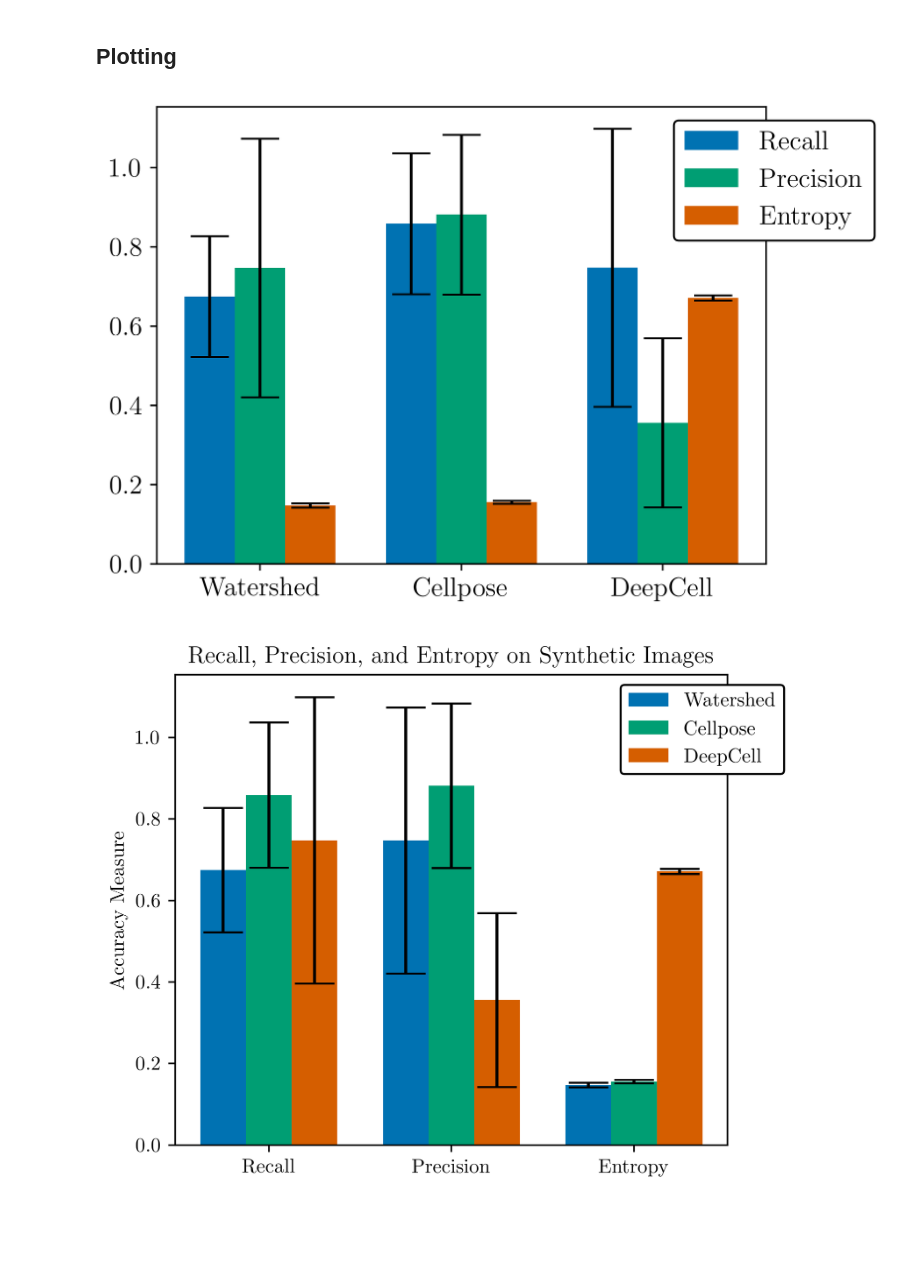
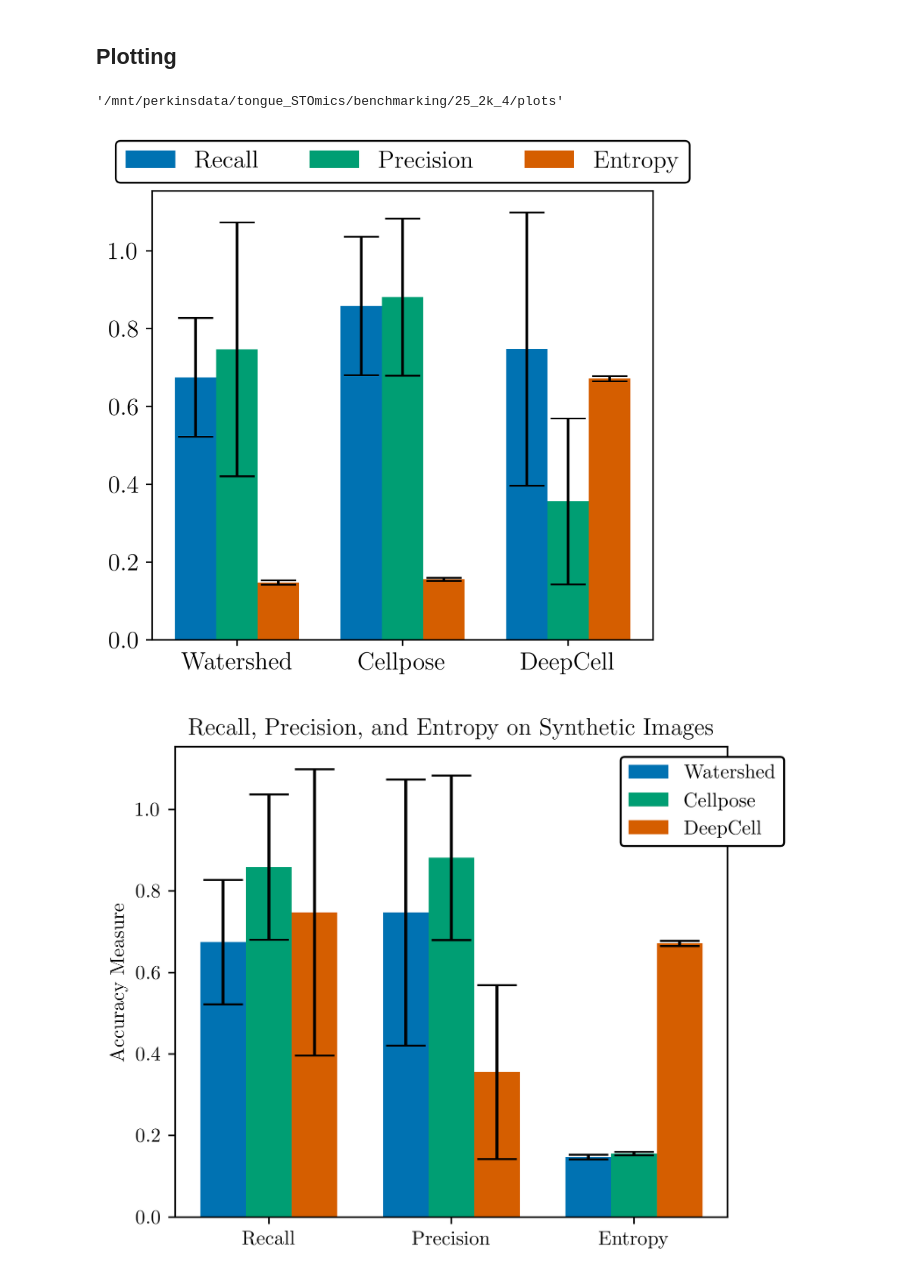
Before and after one commit to harrymueller/NucleiSegmentation, a Jupyter notebook: analysis/oz_sc_conf/Plotting.ipynb, the cells around one changed output. Drawn from its saved outputs; the diff is of its cells as text; code cells hidden in the pictures; blank space fills up the shorter version.

```diff
--- a/analysis/oz_sc_conf/Plotting.ipynb
+++ b/analysis/oz_sc_conf/Plotting.ipynb
@@ -32,40 +35,50 @@ stds = []
 for m in MEASURES:
     means.append(list(data[data["TF_FT"] == m[0]][m[1] + "_m"]))
     stds.append(list(data[data["TF_FT"] == m[0]][m[1] + "_s"]))
+X = np.arange(3)
 # %% [markdown]
 ## Plotting
+# %%
+OUTPUT
+# %% [output]
+'/mnt/perkinsdata/tongue_STOmics/benchmarking/25_2k_4/plots'
 # %%
 fig, ax = plt.subplots()
+legend_above = True
 
 # set colour style
 plt.style.use('seaborn-colorblind')
 
 # set white background
 fig.patch.set_facecolor('white')
 #plt.rcParams["font.weight"] = "bold"
 # set im size
-fig.set_size_inches(6, 4)
+fig.set_size_inches(5, 4.6)
 fig.set_dpi(500)
 
 # add bar plots
 ax.bar(X + 0.00, means[0], yerr=stds[0], align='center', capsize=10, width = 0.25)
 ax.bar(X + 0.25, means[1], yerr=stds[1], align='center', capsize=10, width = 0.25)
 ax.bar(X + 0.50, means[2], yerr=stds[2], align='center', capsize=10, width = 0.25)
 
 #ax.set_ylabel('Accuracy Measure')
 ax.set_xticks(X+0.25)
 ax.set_xticklabels(ALGOS)
 #ax.set_title('Recall, Precision, and Entropy on Synthetic Images')
 ax.yaxis.grid(False)
 
-ax.legend(labels=['Recall', 'Precision', "Entropy"], bbox_to_anchor=(1.2, 1), fancybox=True, framealpha=1, edgecolor = "black")
+# legen
+if legend_above:
+    ax.legend(labels=['Recall', 'Precision', "Entropy"], loc = "upper center", ncol = 3, bbox_to_anchor = (0.5, 1.14), fancybox=True, framealpha=1, edgecolor = "black")
+else:
+    ax.legend(labels=['Recall', 'Precision', "Entropy"], bbox_to_anchor = (1.2, 1), fancybox=True, framealpha=1, edgecolor = "black")
 
 # Save the figure and show
 plt.tight_layout()
 plt.savefig(os.path.join(OUTPUT, "x_method.pdf"), dpi = 500, format = "pdf", pad_inches = 0, bbox_inches = "tight")
 plt.show()
 # %% [output]
-[figure, old version]
+[figure, new version]
 # %%
 
 
```
Also changed, not shown: parts of 16 cells of this notebook, 11 other files.
